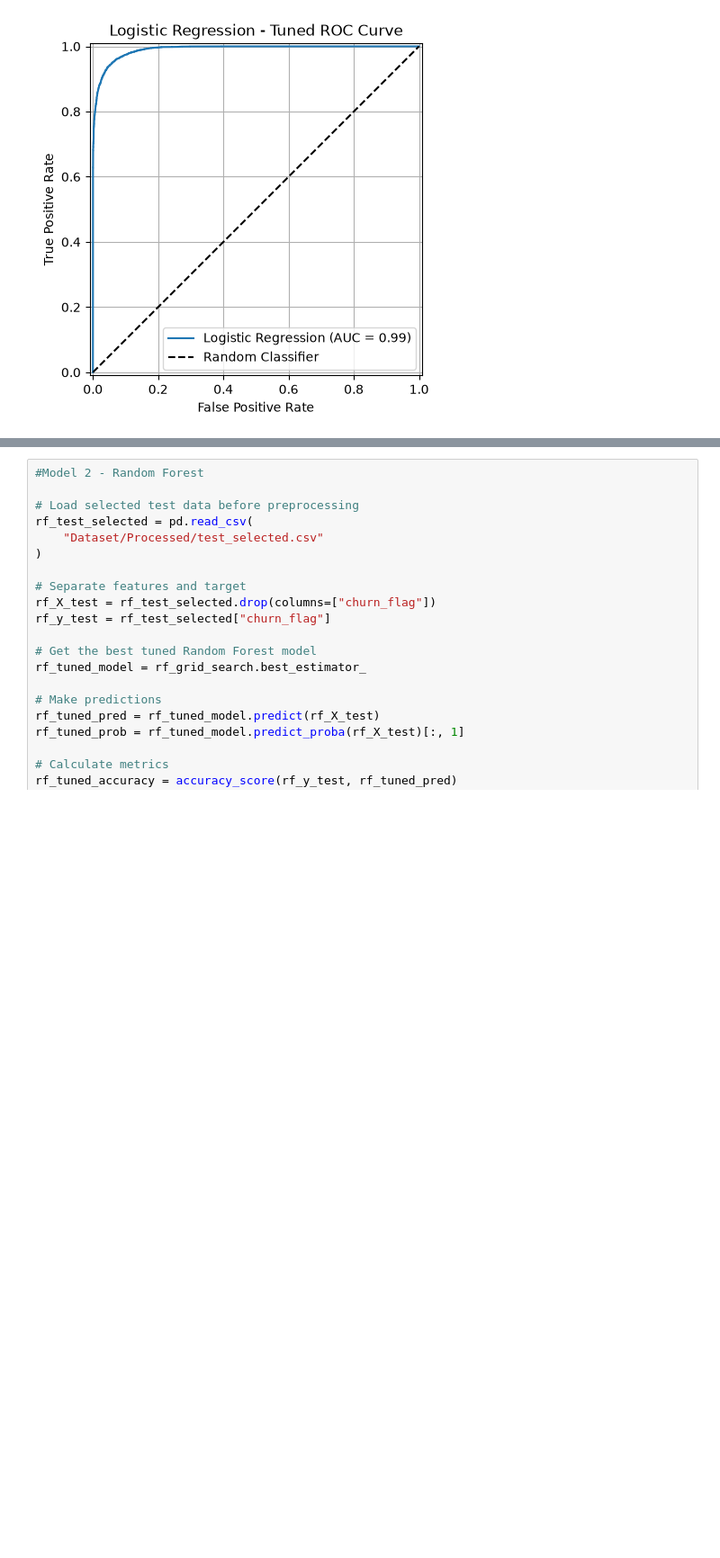
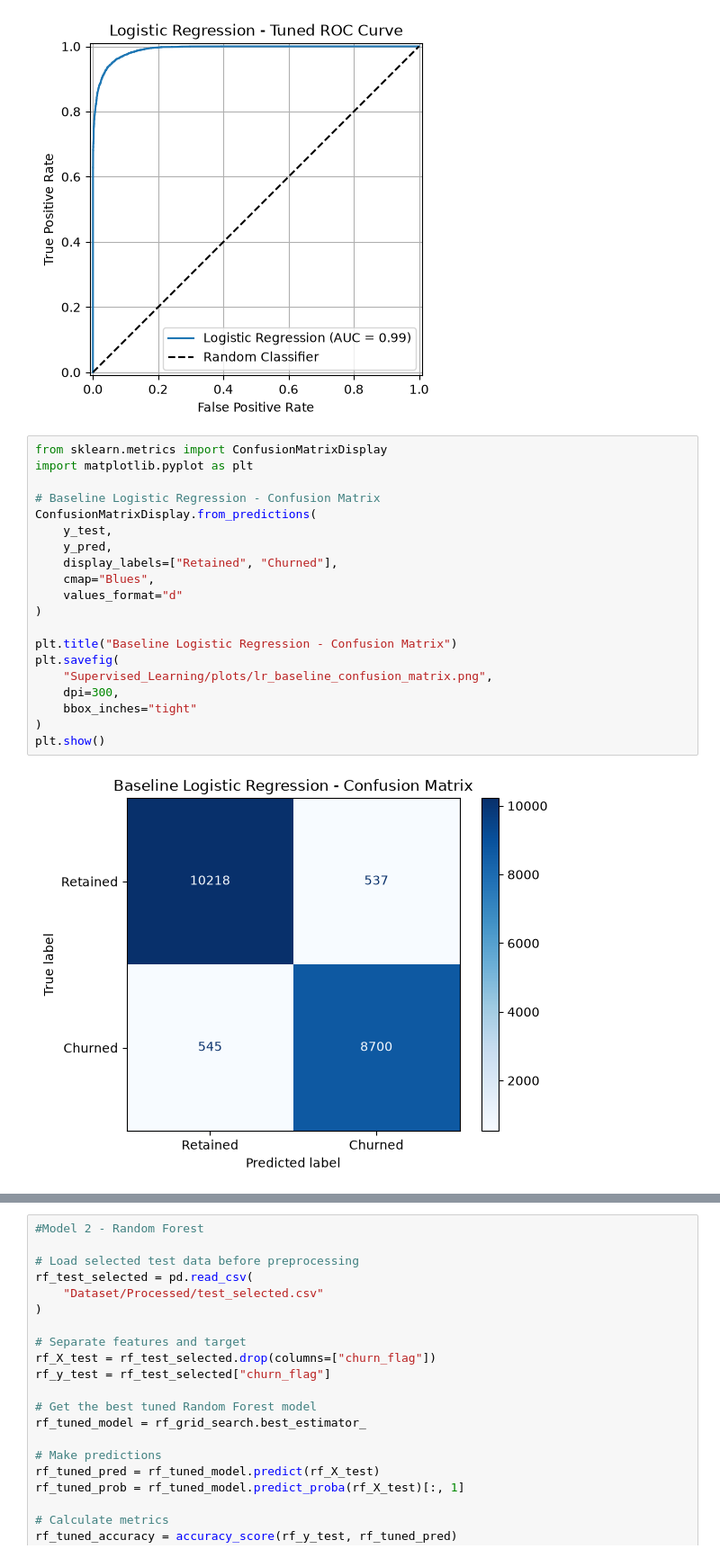
Before and after one commit to jooryA/SWE485-Project-Group6, a Jupyter notebook: Phase1_Supervised_Learning.ipynb, the cells around one changed output, grey strips where cells are left out. Shown at 90% size. Saved outputs shown, nothing was run; the diff lists cells and outputs as text; blank space fills up the shorter version.

```diff
--- a/Phase1_Supervised_Learning.ipynb
+++ b/Phase1_Supervised_Learning.ipynb
@@ -527,3 +529,25 @@ plt.savefig(
 plt.show()
 # %% [output]
 [figure]
+# %%
+from sklearn.metrics import ConfusionMatrixDisplay
+import matplotlib.pyplot as plt
+
+# Baseline Logistic Regression - Confusion Matrix
+ConfusionMatrixDisplay.from_predictions(
+    y_test,
+    y_pred,
+    display_labels=["Retained", "Churned"],
+    cmap="Blues",
+    values_format="d"
+)
+
+plt.title("Baseline Logistic Regression - Confusion Matrix")
+plt.savefig(
+    "Supervised_Learning/plots/lr_baseline_confusion_matrix.png",
+    dpi=300,
+    bbox_inches="tight"
+)
+plt.show()
+# %% [output]
+[figure, added]
```
Also changed, not shown: parts of 8 cells of this notebook, 3 other files.
